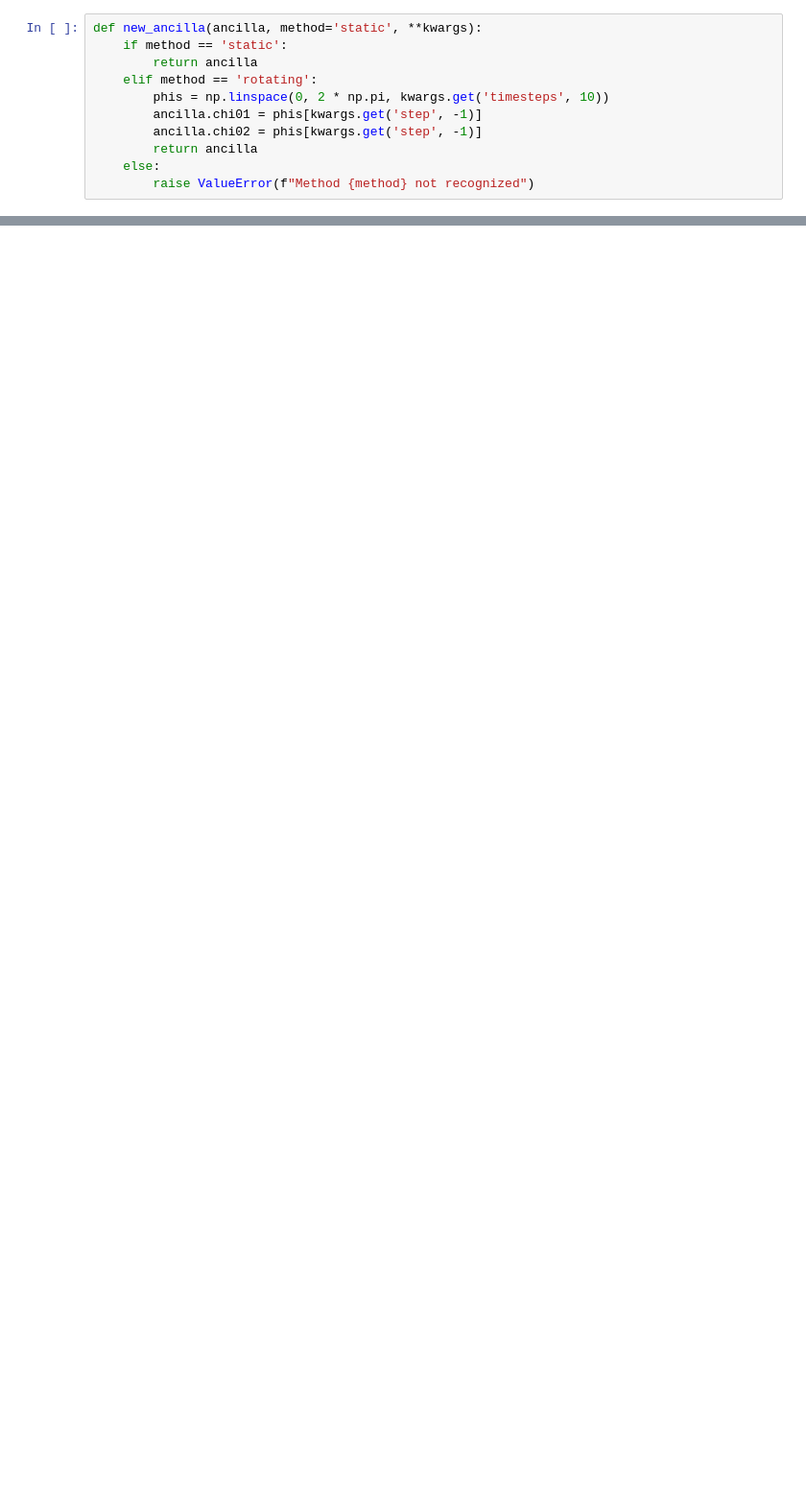
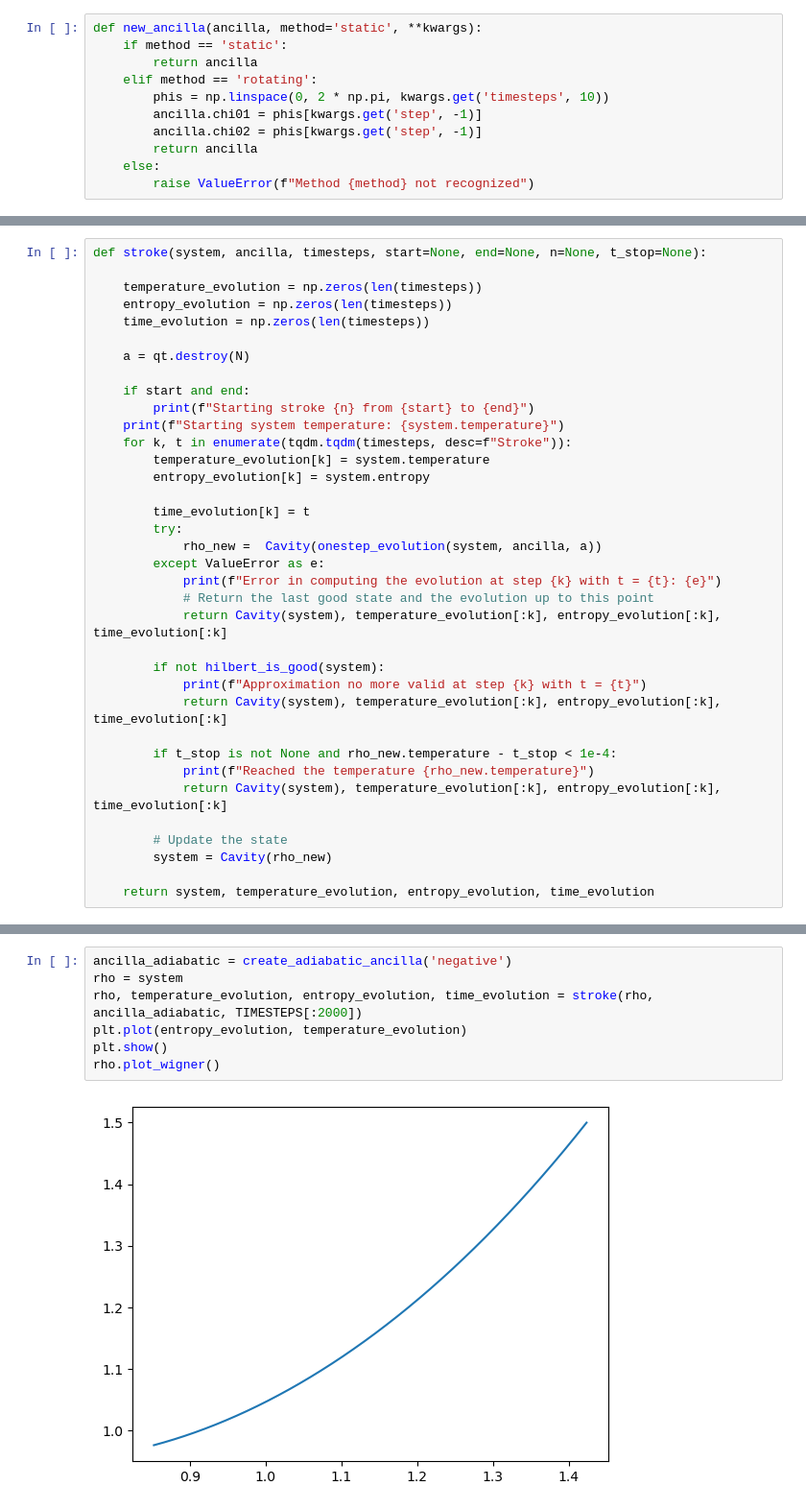
Before and after one commit to fedesss98/phaseonium-thermodynamics, a Jupyter notebook: notebooks/02-thermodynamic-states.ipynb, the cells around one changed output, grey strips where cells are left out. Shown at 96% size. Saved outputs shown, nothing was run; the diff lists cells and outputs as text; blank space fills up the shorter version.

```diff
--- a/notebooks/02-thermodynamic-states.ipynb
+++ b/notebooks/02-thermodynamic-states.ipynb
@@ -144,0 +178,36 @@ plt.show()
+# %%
+def stroke(system, ancilla, timesteps, start=None, end=None, n=None, t_stop=None):
+
+    temperature_evolution = np.zeros(len(timesteps))
+    entropy_evolution = np.zeros(len(timesteps))
+    time_evolution = np.zeros(len(timesteps))
+
+    a = qt.destroy(N)
+
+    if start and end:
+        print(f"Starting stroke {n} from {start} to {end}")
+    print(f"Starting system temperature: {system.temperature}")
+    for k, t in enumerate(tqdm.tqdm(timesteps, desc=f"Stroke")):
+        temperature_evolution[k] = system.temperature
+        entropy_evolution[k] = system.entropy
+
+        time_evolution[k] = t
+        try:
+            rho_new =  Cavity(onestep_evolution(system, ancilla, a))
+        except ValueError as e:
+            print(f"Error in computing the evolution at step {k} with t = {t}: {e}")
+            # Return the last good state and the evolution up to this point
+            return Cavity(system), temperature_evolution[:k], entropy_evolution[:k], time_evolution[:k]
+
+        if not hilbert_is_good(system):
+            print(f"Approximation no more valid at step {k} with t = {t}")
+            return Cavity(system), temperature_evolution[:k], entropy_evolution[:k], time_evolution[:k]
+
+        if t_stop is not None and rho_new.temperature - t_stop < 1e-4:
+            print(f"Reached the temperature {rho_new.temperature}")
+            return Cavity(system), temperature_evolution[:k], entropy_evolution[:k], time_evolution[:k]
+
+        # Update the state
+        system = Cavity(rho_new)
+
+    return system, temperature_evolution, entropy_evolution, time_evolution
@@ -144,0 +247,9 @@ plt.show()
+# %%
+ancilla_adiabatic = create_adiabatic_ancilla('negative')
+rho = system
+rho, temperature_evolution, entropy_evolution, time_evolution = stroke(rho, ancilla_adiabatic, TIMESTEPS[:2000])
+plt.plot(entropy_evolution, temperature_evolution)
+plt.show()
+rho.plot_wigner()
+# %% [output]
+[figure, added]
```
Also changed, not shown: parts of 31 cells of this notebook, 4 other files.
